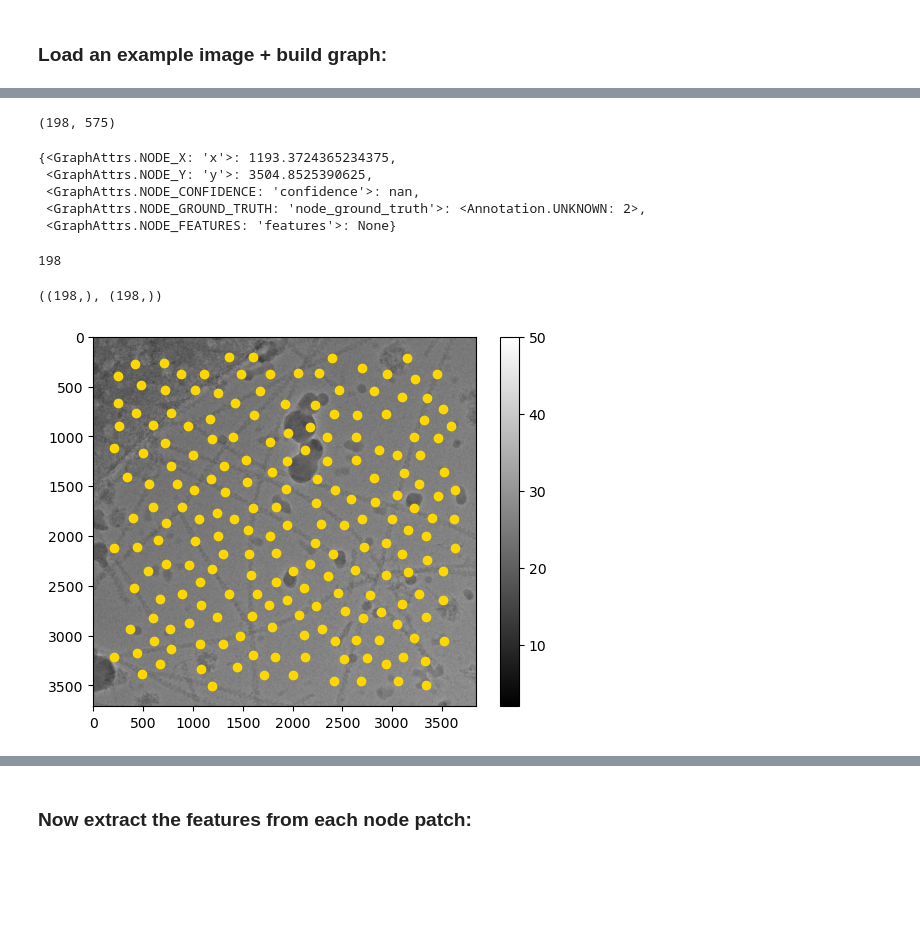
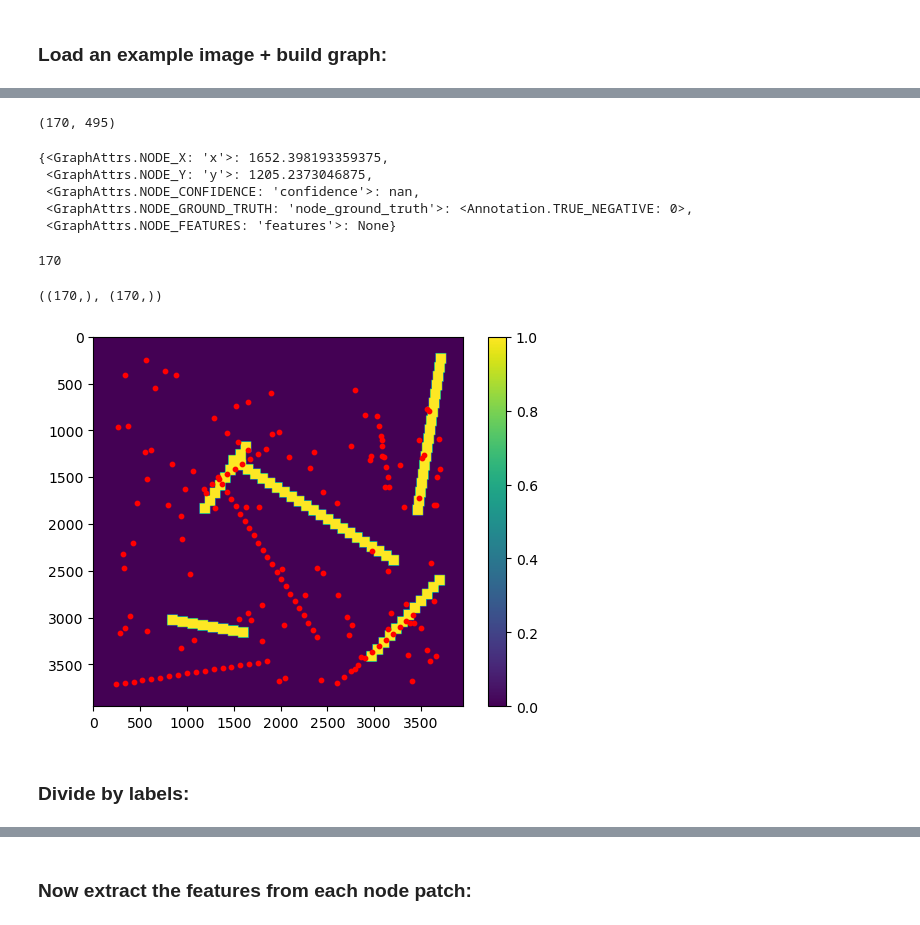
Before and after one commit to alan-turing-institute/grace, a Jupyter notebook: notebooks/optimise_graph_fake.ipynb, the cells around one changed output, grey strips where cells are left out. Drawn from its saved outputs; the diff is of its cells as text; code cells hidden in the pictures; blank space fills up the shorter version.

```diff
--- a/notebooks/optimise_graph_fake.ipynb
+++ b/notebooks/optimise_graph_fake.ipynb
@@ -25,6 +26,7 @@ from grace.models.feature_extractor import FeatureExtractor
 # %% [markdown]
 ### Load an example image + build graph:
 # %%
-IMAGE_DIR = "/Users/kulicna/Desktop/classifier/data/"
+# IMAGE_DIR = "/Users/kulicna/Desktop/classifier/data_real/"
+IMAGE_DIR = "/Users/kulicna/Desktop/classifier/data_fake/infer/padded/"
 IMAGE_DIR, os.path.isdir(IMAGE_DIR)
 # %% [output]
@@ -62,4 +44,5 @@ image_graph_dataset
 # %%
 for image, graph_data in image_graph_dataset:
+    image = image.T
     print (image.shape, graph_data.keys(), graph_data)
 # %% [output]
@@ -76,30 +55,33 @@ image.dtype, image.max(), image.min()
 graph = graph_data['graph']
 graph.number_of_nodes(), graph.number_of_edges()
 # %% [output]
-(198, 575)
+(170, 495)
 # %%
 single_node = graph.nodes()[0]
 single_node
 # %% [output]
-{<GraphAttrs.NODE_X: 'x'>: 1193.3724365234375,
- <GraphAttrs.NODE_Y: 'y'>: 3504.8525390625,
+{<GraphAttrs.NODE_X: 'x'>: 1652.398193359375,
+ <GraphAttrs.NODE_Y: 'y'>: 1205.2373046875,
  <GraphAttrs.NODE_CONFIDENCE: 'confidence'>: nan,
- <GraphAttrs.NODE_GROUND_TRUTH: 'node_ground_truth'>: <Annotation.UNKNOWN: 2>,
+ <GraphAttrs.NODE_GROUND_TRUTH: 'node_ground_truth'>: <Annotation.TRUE_NEGATIVE: 0>,
  <GraphAttrs.NODE_FEATURES: 'features'>: None}
 # %%
 pos = {idx: [node[GraphAttrs.NODE_X], node[GraphAttrs.NODE_Y]] for idx, node in graph.nodes(data=True)}
 len(pos)
 # %% [output]
-198
+170
 # %%
 coords_x, coords_y = np.transpose(list(pos.values()))
 coords_x.shape, coords_y.shape
 # %% [output]
-((198,), (198,))
+((170,), (170,))
 # %%
-plt.imshow(image, cmap="binary_r")
+# plt.imshow(image, cmap="binary_r")
+plt.imshow(image)
 plt.colorbar()
-plt.scatter(coords_x, coords_y, color='gold')
+plt.scatter(coords_x, coords_y, color='red', s=10)
 plt.show()
 # %% [output]
-[figure, old version]
+[figure, new version]
+# %% [markdown]
+### Divide by labels:
```
Also changed, not shown: parts of 39 cells of this notebook, 8 other files.
